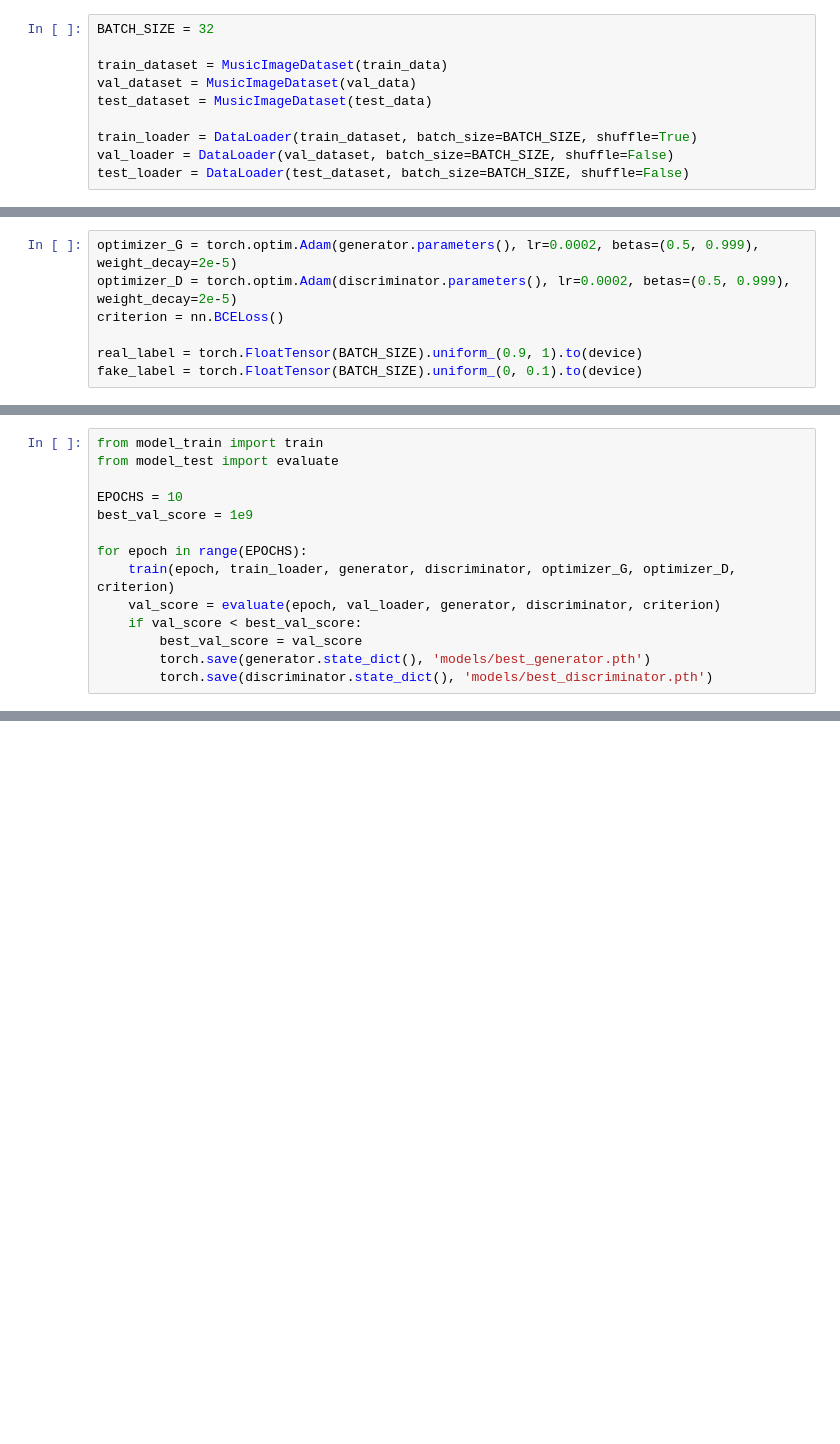
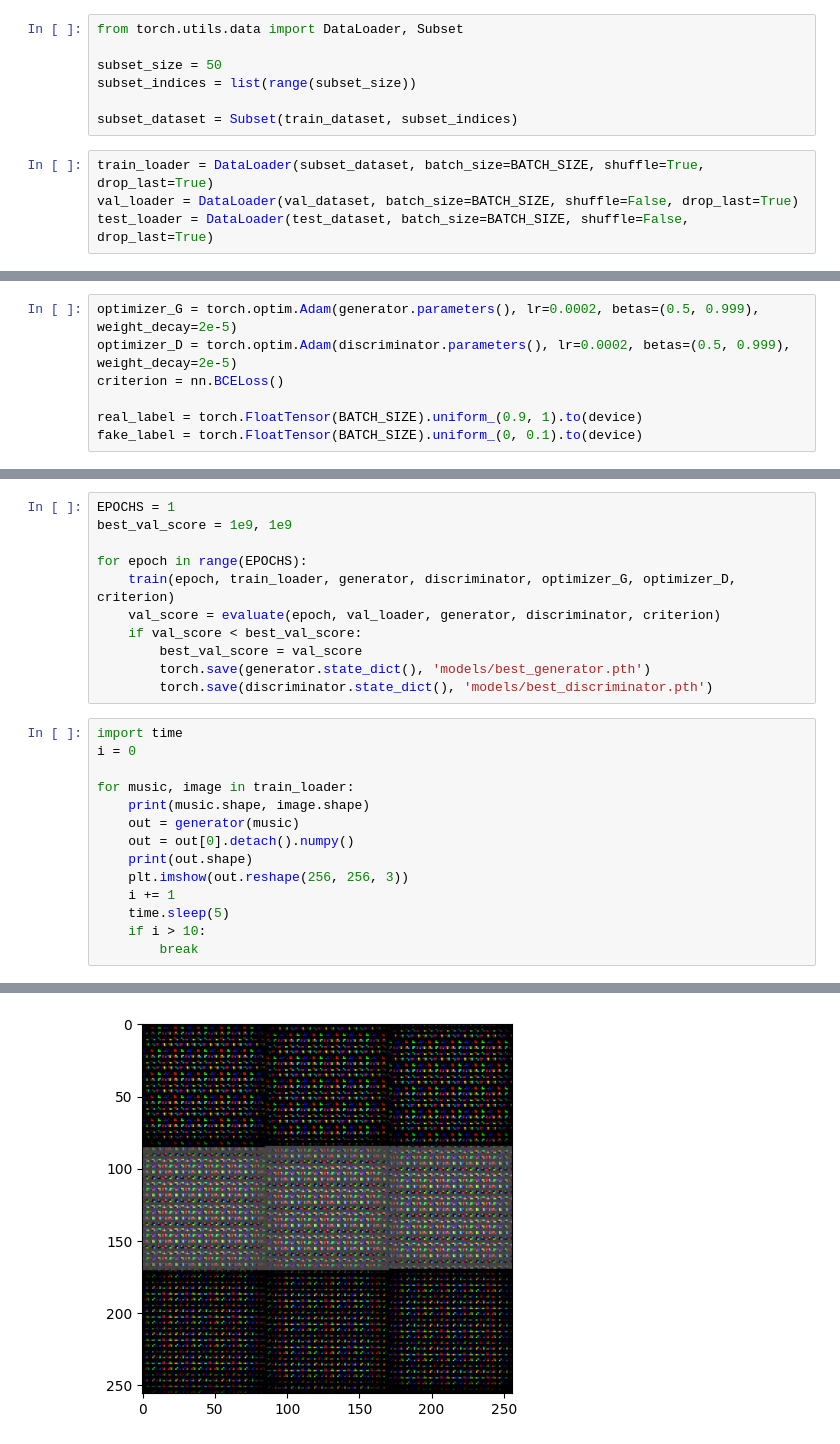
Before and after one commit to Smulemun/music-to-image, a Jupyter notebook: initial copy.ipynb, the cells around one changed output, grey strips where cells are left out. Drawn from its saved outputs; the diff is of its cells as text; blank space fills up the shorter version.

```diff
--- a/initial copy.ipynb
+++ b/initial copy.ipynb
@@ -63,10 +62,11 @@ test_loader = DataLoader(test_dataset, batch_size=BATCH_SIZE, shuffle=False)
+# %%
+from torch.utils.data import DataLoader, Subset
+
+subset_size = 50
+subset_indices = list(range(subset_size))
+
+subset_dataset = Subset(train_dataset, subset_indices)
 # %%
-BATCH_SIZE = 32
-
-train_dataset = MusicImageDataset(train_data)
-val_dataset = MusicImageDataset(val_data)
-test_dataset = MusicImageDataset(test_data)
-
-train_loader = DataLoader(train_dataset, batch_size=BATCH_SIZE, shuffle=True)
-val_loader = DataLoader(val_dataset, batch_size=BATCH_SIZE, shuffle=False)
-test_loader = DataLoader(test_dataset, batch_size=BATCH_SIZE, shuffle=False)
+train_loader = DataLoader(subset_dataset, batch_size=BATCH_SIZE, shuffle=True, drop_last=True)
+val_loader = DataLoader(val_dataset, batch_size=BATCH_SIZE, shuffle=False, drop_last=True)
+test_loader = DataLoader(test_dataset, batch_size=BATCH_SIZE, shuffle=False, drop_last=True)
@@ -98,9 +233,6 @@ for music, image in train_loader:
 # %%
-from model_train import train
-from model_test import evaluate
-
-EPOCHS = 10
-best_val_score = 1e9
+EPOCHS = 1
+best_val_score = 1e9, 1e9
 
 for epoch in range(EPOCHS):
     train(epoch, train_loader, generator, discriminator, optimizer_G, optimizer_D, criterion)
@@ -109,3 +241,18 @@ for epoch in range(EPOCHS):
         best_val_score = val_score
         torch.save(generator.state_dict(), 'models/best_generator.pth')
         torch.save(discriminator.state_dict(), 'models/best_discriminator.pth')
+# %%
+import time
+i = 0
+
+for music, image in train_loader:
+    print(music.shape, image.shape)
+    out = generator(music)
+    out = out[0].detach().numpy()
+    print(out.shape)
+    plt.imshow(out.reshape(256, 256, 3))
+    i += 1
+    time.sleep(5)
+    if i > 10:
+        break
+# %% [output]
@@ -111,0 +262 @@ for epoch in range(EPOCHS):
+[figure, added]
```
Also changed, not shown: parts of 10 cells of this notebook, 5 other files.
